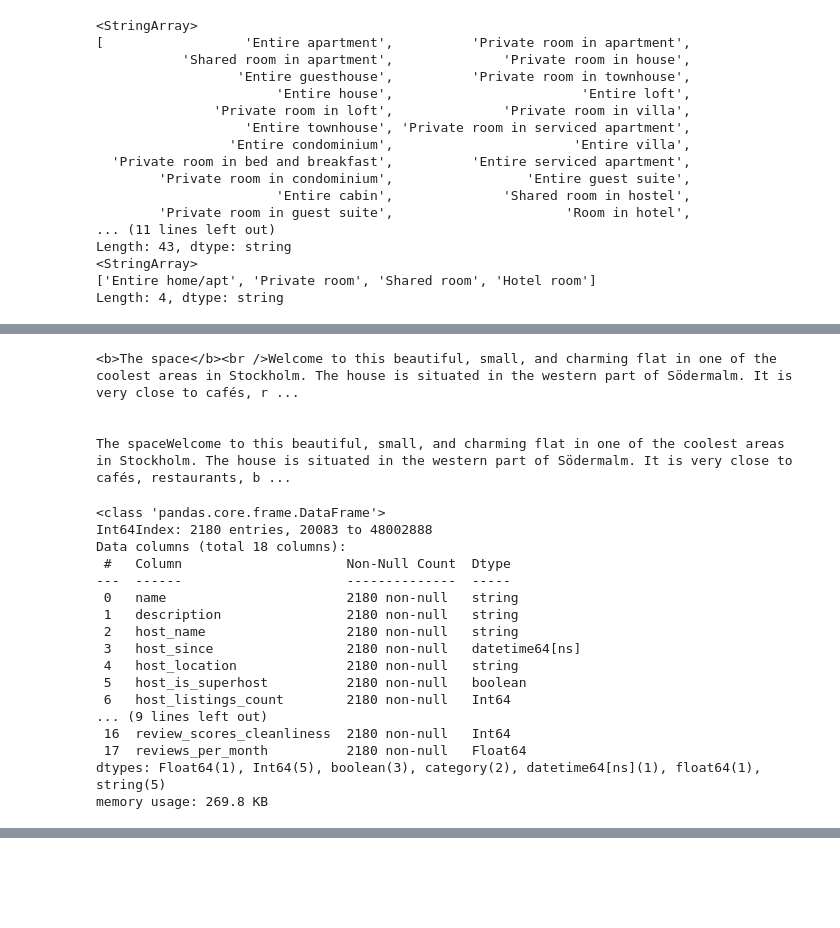
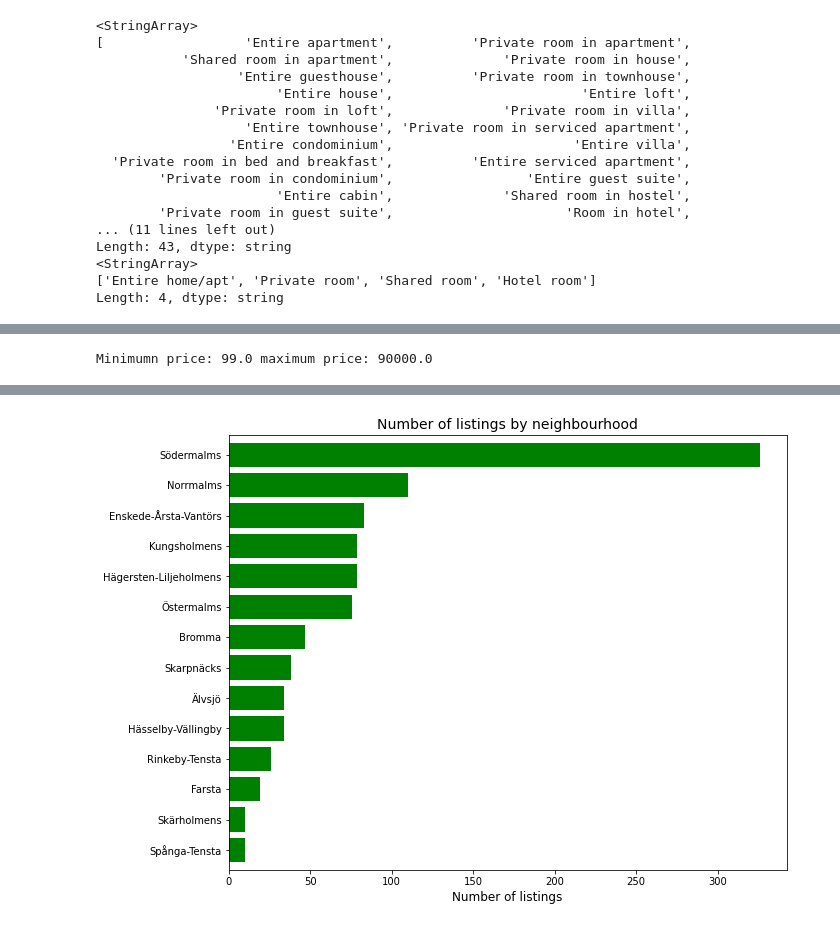
Before and after one commit to villeh987/jupyter_airbnb, a Jupyter notebook: JODA.ipynb, the cells around one changed output, grey strips where cells are left out. Cells and saved outputs as stored; diff of their text form; code cells hidden in the pictures; blank space fills up the shorter version.

```diff
--- a/JODA.ipynb
+++ b/JODA.ipynb
@@ -276,41 +339,38 @@ Categories (43, object): ['Boat', 'Camper/RV', 'Casa particular', 'Entire apartm
 # %%
 # Description column has HTML tags and unwanted characters
-print(df1['description'].values[2])
-print('\n')
+#print(df1['description'].values[2])
+#print('\n')
 
-df1['description'] = df1['description'].str.replace('<[^<]+?>', '', regex=True)
+#df1['description'] = df1['description'].str.replace('<[^<]+?>', '', regex=True)
+
+#df1['description'] = df1['description'].apply(preprocess_text)
 
 #df1['description'] = df1['description'].str.replace('</b>', '. ')
 #df1['description'] = df1['description'].str.replace('<br />', '')
 #df1['description'] = df1['description'].str.replace('<b>', '')
 #df1['description'] = df1['description'].str.replace('<br /', '')
 
-print(df1['description'].values[2])
+#print(df1['description'].values[2])
-# %% [output]
-<b>The space</b><br />Welcome to this beautiful, small, and charming flat in one of the coolest areas in Stockholm. The house is situated in the western part of Södermalm. It is very close to cafés, r ...
-
-
-The spaceWelcome to this beautiful, small, and charming flat in one of the coolest areas in Stockholm. The house is situated in the western part of Södermalm. It is very close to cafés, restaurants, b ...
 # %%
-# Let's remove empty values
-df1 = df1.dropna(axis=0)
-df1.info()
-df1.head()
+price_data = df1[['price', 'neighbourhood_cleansed', 'latitude', 'longitude']]
+min_price = price_data['price'].min()
+max_price = price_data['price'].max()
+
+print("Minimumn price:", min_price, "maximum price:", max_price, "\n")
+#print(price_data[0:10])#  Mean prices in each neighbourhood
+
+mean_prices = price_data.groupby('neighbourhood_cleansed')['price'].mean().astype('int64')
+
+# Now let's plot mean prices and neighbourhood listings together
+
+#print(mean_prices, "\n")
+
+#df.plot(x="X", y=["A", "B", "C"], kind="bar")
+
+listings = df1['neighbourhood_cleansed'].value_counts().sort_values(ascending=True).rename("listings_amount")
+listings.plot.barh(figsize=(10,8), color = 'green', width= 0.8)
+plt.title('Number of listings by neighbourhood', fontsize=14)
+plt.xlabel('Number of listings', fontsize = 12)
+plt.show()
 # %% [output]
-<class 'pandas.core.frame.DataFrame'>
-Int64Index: 2180 entries, 20083 to 48002888
-Data columns (total 18 columns):
- #   Column                     Non-Null Count  Dtype
----  ------                     --------------  -----
- 0   name                       2180 non-null   string
- 1   description                2180 non-null   string
- 2   host_name                  2180 non-null   string
- 3   host_since                 2180 non-null   datetime64[ns]
- 4   host_location              2180 non-null   string
- 5   host_is_superhost          2180 non-null   boolean
- 6   host_listings_count        2180 non-null   Int64
-... (9 lines left out)
- 16  review_scores_cleanliness  2180 non-null   Int64
- 17  reviews_per_month          2180 non-null   Float64
-dtypes: Float64(1), Int64(5), boolean(3), category(2), datetime64[ns](1), float64(1), string(5)
-memory usage: 269.8 KB
+Minimumn price: 99.0 maximum price: 90000.0
@@ -323,0 +377 @@ memory usage: 269.8 KB
+[figure, added]
```
Also changed, not shown: parts of 14 cells of this notebook.
